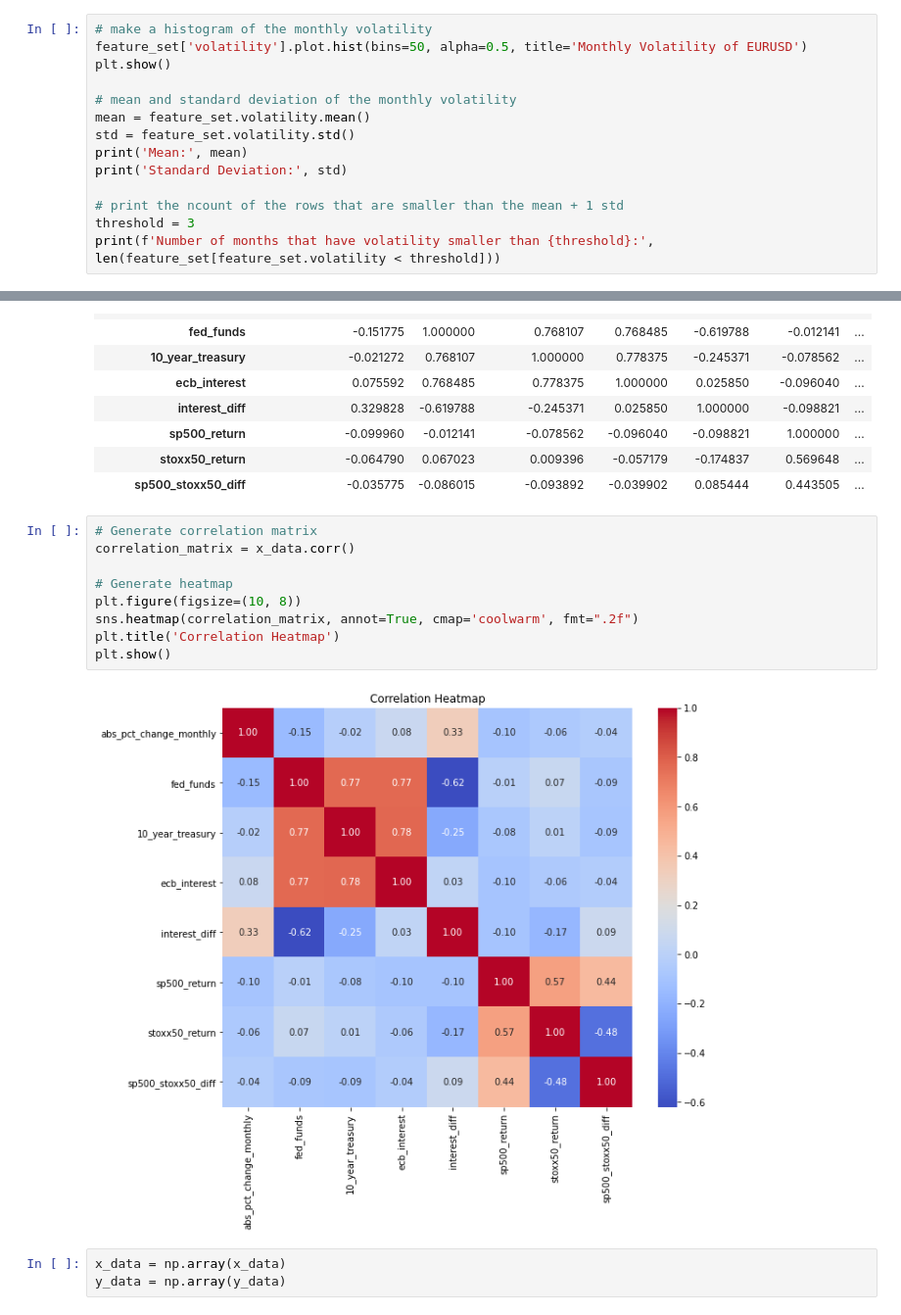
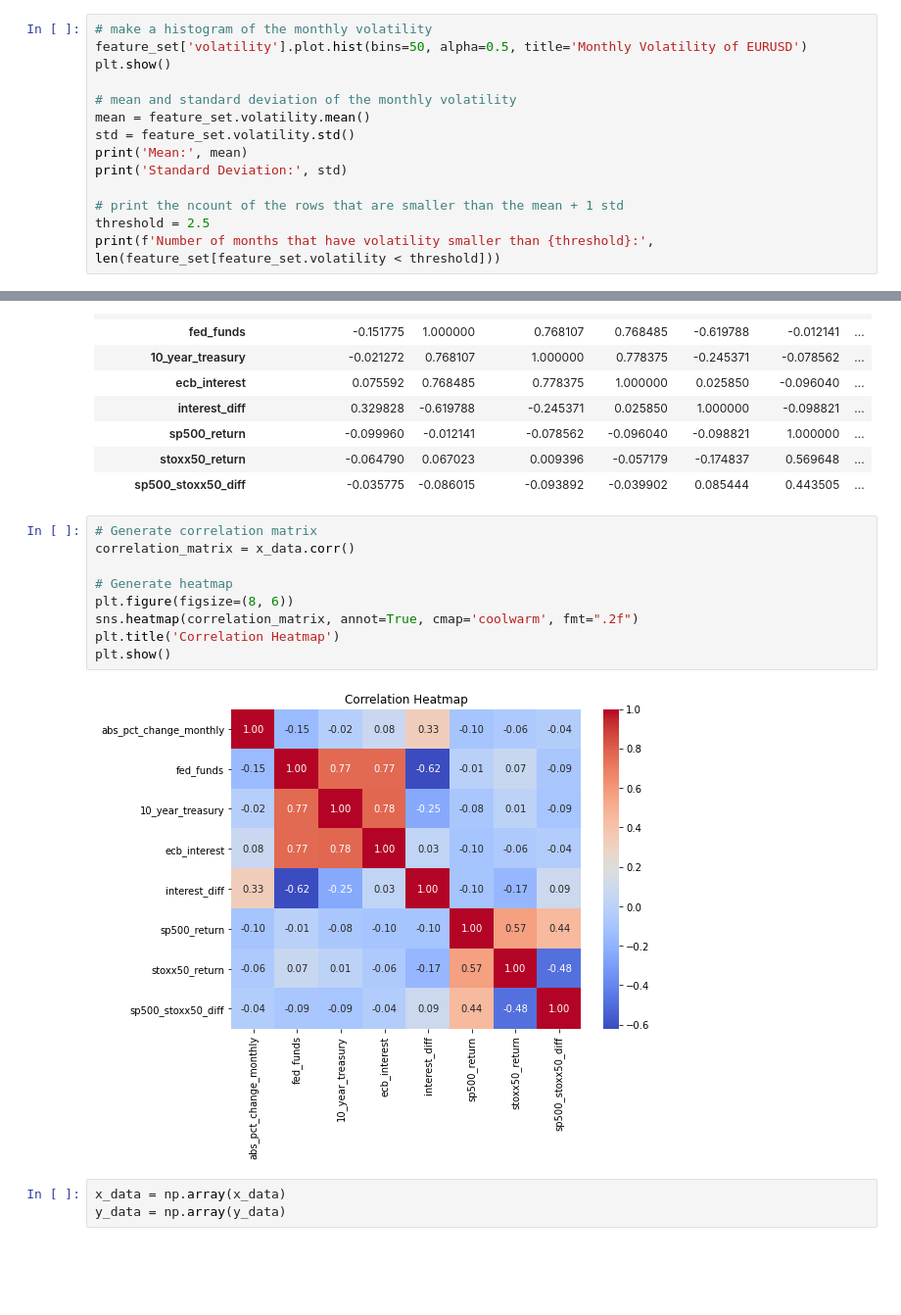
Before and after one commit to moleh13/EC48E, a Jupyter notebook: project/project.ipynb, the cells around one changed output, grey strips where cells are left out. Shown at 98% size. Drawn from its saved outputs; the diff is of its cells as text; blank space fills up the shorter version.

```diff
--- a/project/project.ipynb
+++ b/project/project.ipynb
@@ -72,7 +75,7 @@ print('Mean:', mean)
 print('Standard Deviation:', std)
 
 # print the ncount of the rows that are smaller than the mean + 1 std
-threshold = 3
+threshold = 2.5
 print(f'Number of months that have volatility smaller than {threshold}:', len(feature_set[feature_set.volatility < threshold]))
 # %% [output]
 [figure]
@@ -183,14 +186,14 @@ x_data.corr()
 # %%
 # Generate correlation matrix
 correlation_matrix = x_data.corr()
 
 # Generate heatmap
-plt.figure(figsize=(10, 8))
+plt.figure(figsize=(8, 6))
 sns.heatmap(correlation_matrix, annot=True, cmap='coolwarm', fmt=".2f")
 plt.title('Correlation Heatmap')
 plt.show()
 # %% [output]
-[figure, old version]
+[figure, new version]
 # %%
 x_data = np.array(x_data)
 y_data = np.array(y_data)
```
Also changed, not shown: parts of 8 cells of this notebook.
